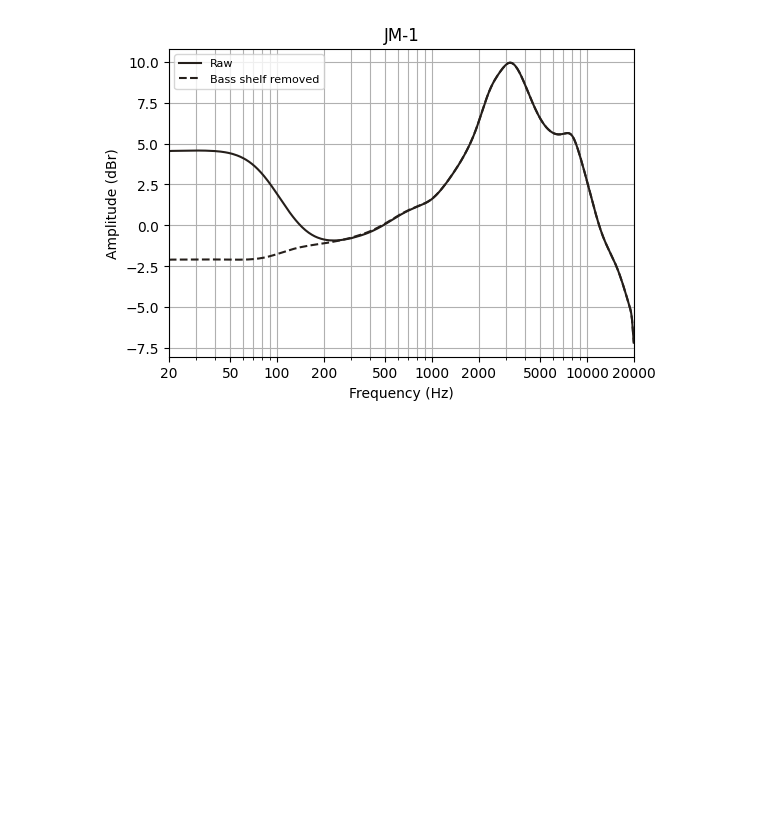
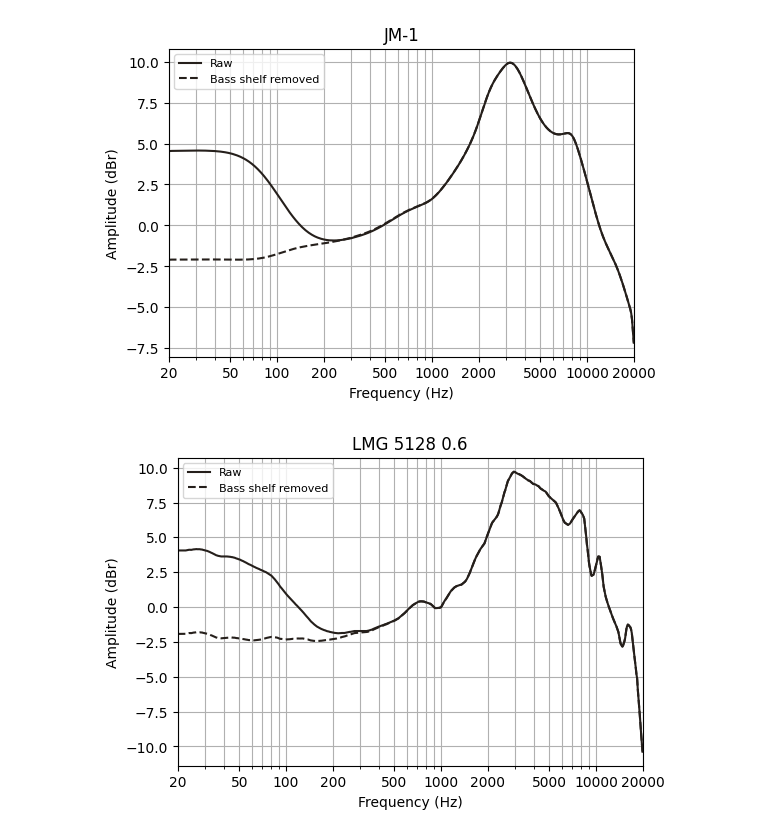
Before and after one commit to jaakkopasanen/audio-research-stuff, a Jupyter notebook: Bass removal/bass_removal.ipynb, the cells around one changed output. Saved outputs shown, nothing was run; the diff lists cells and outputs as text; code cells hidden in the pictures; blank space fills up the shorter version.

Commit message:
LMG 5128 target without bass

```diff
--- a/Bass removal/bass_removal.ipynb
+++ b/Bass removal/bass_removal.ipynb
@@ -37,3 +37,10 @@ jm1 = remove_bass_shelf(FrequencyResponse.read_csv(AUTOEQ_PATH.joinpath('targets
 jm1.write_csv(DIR_PATH.joinpath('JM-1 without bass.csv'))
 # %% [output]
 [figure]
+# %%
+lmg = FrequencyResponse.read_csv(AUTOEQ_PATH.joinpath('targets', 'LMG 5128 0.6.csv'))
+lmg = remove_bass_shelf(lmg, 105, 0.7, 6)
+lmg.write_csv(DIR_PATH.joinpath('LMG 5128 0.6 without bass.csv'))
+lmg.write_csv(AUTOEQ_PATH.joinpath('targets', 'LMG 5128 0.6 without bass.csv'))
+# %% [output]
+[figure, added]
```
Also changed, not shown: 1 other file.
